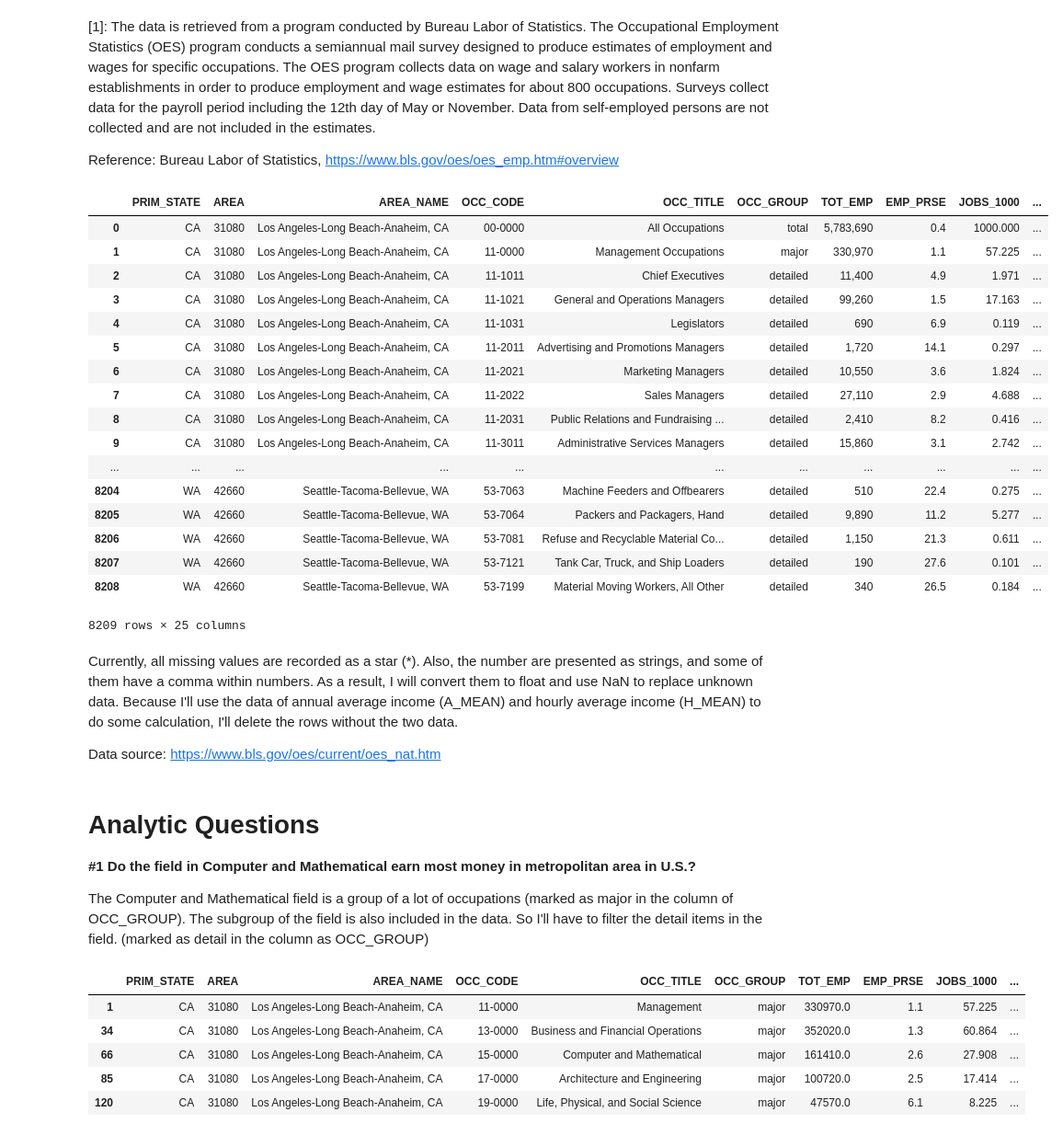
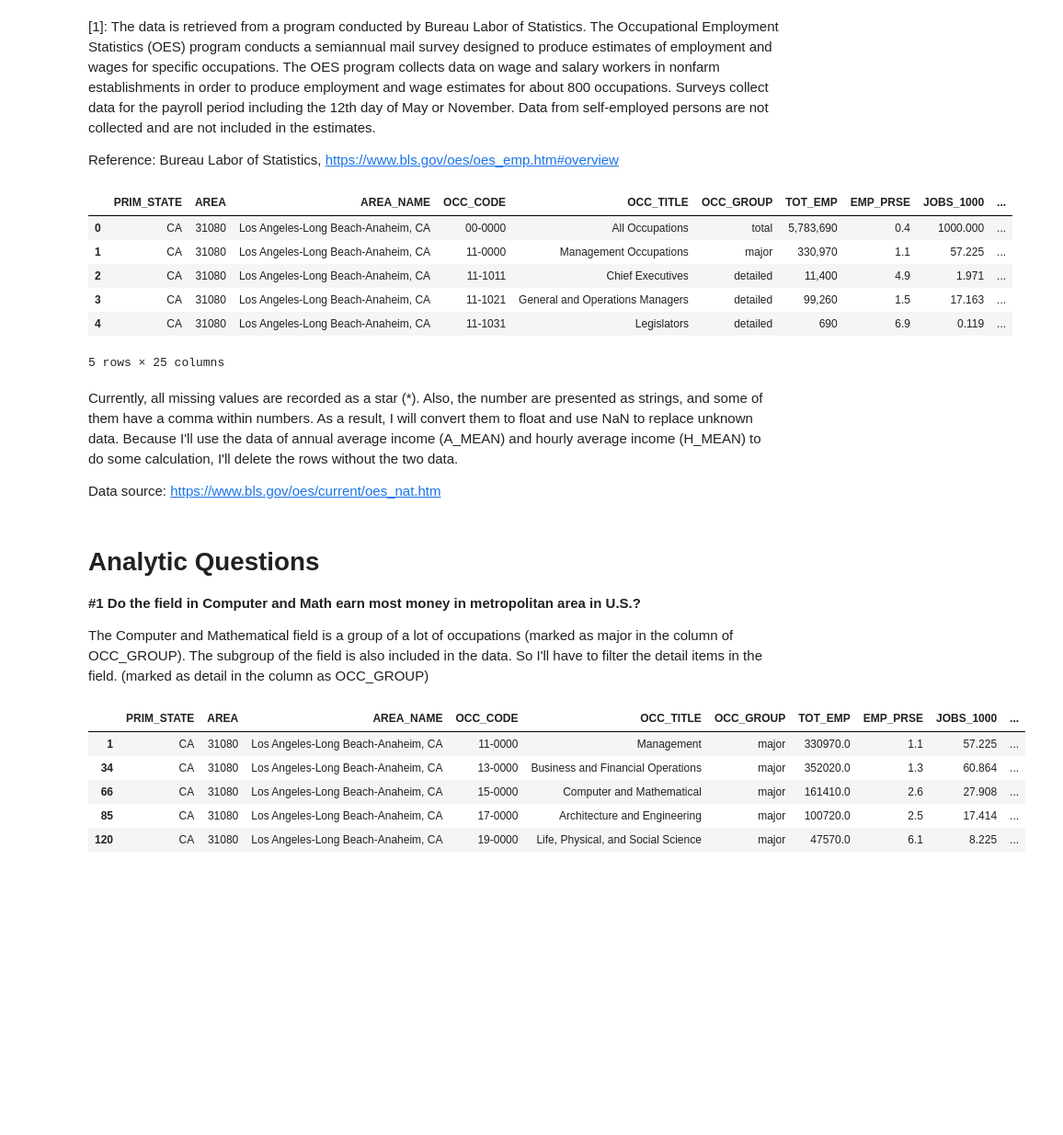
Before and after one commit to michelle604/Data-Science-Intro-Project, a Jupyter notebook: final project.ipynb, the cells around one changed output. Shown at 92% size. Drawn from its saved outputs; the diff is of its cells as text; code cells hidden in the pictures; blank space fills up the shorter version.

```diff
--- a/final project.ipynb
+++ b/final project.ipynb
@@ -17,33 +17,22 @@ To figure out the quesitons, I analyzed the data  from the Occupational Employme
 Reference: Bureau Labor of Statistics, https://www.bls.gov/oes/oes_emp.htm#overview
 # %%
 jobs = pd.read_csv('occupations.csv')
-jobs
+jobs.head()
 # %% [output]
 |  | PRIM_STATE | AREA | AREA_NAME | OCC_CODE | OCC_TITLE | OCC_GROUP | TOT_EMP | EMP_PRSE | JOBS_1000 | ... |
 | 0 | CA | 31080 | Los Angeles-Long Beach-Anaheim, CA | 00-0000 | All Occupations | total | 5,783,690 | 0.4 | 1000.000 | ... |
 | 1 | CA | 31080 | Los Angeles-Long Beach-Anaheim, CA | 11-0000 | Management Occupations | major | 330,970 | 1.1 | 57.225 | ... |
 | 2 | CA | 31080 | Los Angeles-Long Beach-Anaheim, CA | 11-1011 | Chief Executives | detailed | 11,400 | 4.9 | 1.971 | ... |
 | 3 | CA | 31080 | Los Angeles-Long Beach-Anaheim, CA | 11-1021 | General and Operations Managers | detailed | 99,260 | 1.5 | 17.163 | ... |
 | 4 | CA | 31080 | Los Angeles-Long Beach-Anaheim, CA | 11-1031 | Legislators | detailed | 690 | 6.9 | 0.119 | ... |
-| 5 | CA | 31080 | Los Angeles-Long Beach-Anaheim, CA | 11-2011 | Advertising and Promotions Managers | detailed | 1,720 | 14.1 | 0.297 | ... |
-| 6 | CA | 31080 | Los Angeles-Long Beach-Anaheim, CA | 11-2021 | Marketing Managers | detailed | 10,550 | 3.6 | 1.824 | ... |
-| 7 | CA | 31080 | Los Angeles-Long Beach-Anaheim, CA | 11-2022 | Sales Managers | detailed | 27,110 | 2.9 | 4.688 | ... |
-| 8 | CA | 31080 | Los Angeles-Long Beach-Anaheim, CA | 11-2031 | Public Relations and Fundraising ... | detailed | 2,410 | 8.2 | 0.416 | ... |
-| 9 | CA | 31080 | Los Angeles-Long Beach-Anaheim, CA | 11-3011 | Administrative Services Managers | detailed | 15,860 | 3.1 | 2.742 | ... |
-| ... | ... | ... | ... | ... | ... | ... | ... | ... | ... | ... |
-| 8204 | WA | 42660 | Seattle-Tacoma-Bellevue, WA | 53-7063 | Machine Feeders and Offbearers | detailed | 510 | 22.4 | 0.275 | ... |
-| 8205 | WA | 42660 | Seattle-Tacoma-Bellevue, WA | 53-7064 | Packers and Packagers, Hand | detailed | 9,890 | 11.2 | 5.277 | ... |
-| 8206 | WA | 42660 | Seattle-Tacoma-Bellevue, WA | 53-7081 | Refuse and Recyclable Material Co... | detailed | 1,150 | 21.3 | 0.611 | ... |
-| 8207 | WA | 42660 | Seattle-Tacoma-Bellevue, WA | 53-7121 | Tank Car, Truck, and Ship Loaders | detailed | 190 | 27.6 | 0.101 | ... |
-| 8208 | WA | 42660 | Seattle-Tacoma-Bellevue, WA | 53-7199 | Material Moving Workers, All Other | detailed | 340 | 26.5 | 0.184 | ... |
-8209 rows × 25 columns
+5 rows × 25 columns
 # %% [markdown]
 Currently, all missing values are recorded as a star (*). Also, the number are presented as strings, and some of them have a comma within numbers. As a result, I will convert them to float and use NaN to replace unknown data. Because I'll use the data of annual average income (A_MEAN) and hourly average income (H_MEAN) to do some calculation, I'll delete the rows without the two data.
 
 Data source: https://www.bls.gov/oes/current/oes_nat.htm
 # %% [markdown]
 # Analytic Questions
-**#1 Do the field in Computer and Mathematical earn most money in metropolitan area in U.S.?**
+**#1 Do the field in Computer and Math earn most money in metropolitan area in U.S.?**
 
 The Computer and Mathematical field is a group of a lot of occupations (marked as major in the column of OCC_GROUP). The subgroup of the field is also included in the data. So I'll have to filter the detail items in the field. (marked as detail in the column as OCC_GROUP)
 # %%
```
Also changed, not shown: parts of 22 cells of this notebook.
